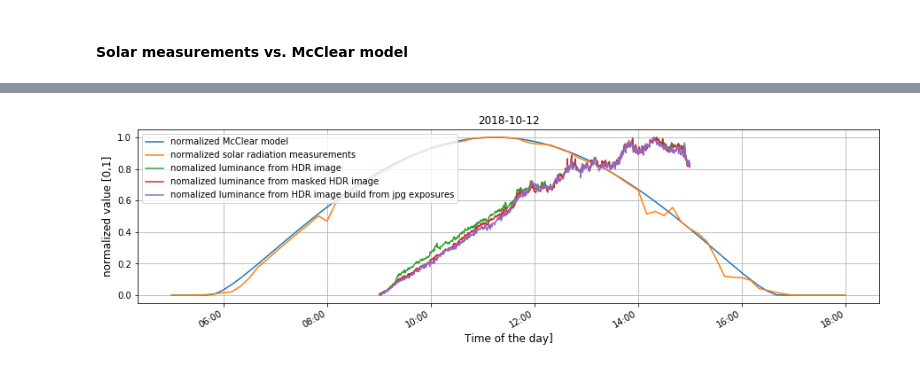
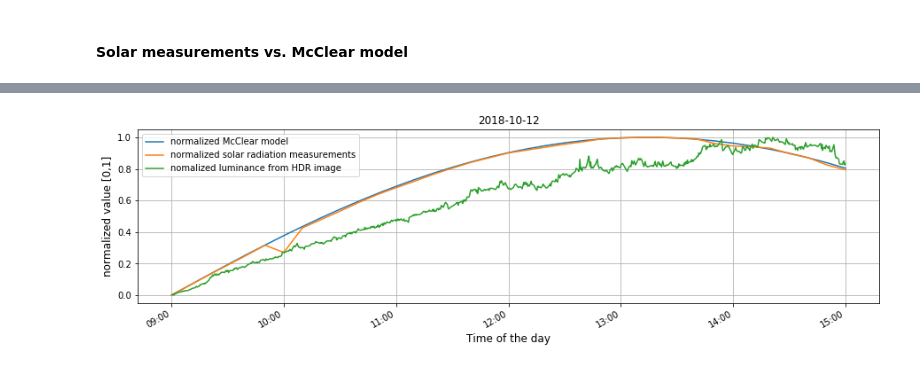
Before and after one commit to ahorv/python_scripts, a Jupyter notebook: irradiance/clear_sky.ipynb, the cells around one changed output, grey strips where cells are left out. Drawn from its saved outputs; the diff is of its cells as text; code cells hidden in the pictures.

```diff
--- a/irradiance/clear_sky.ipynb
+++ b/irradiance/clear_sky.ipynb
@@ -48,9 +38,9 @@ Source: http://www.soda-pro.com/web-services/radiation/cams-mcclear
 # %%
 soda_csv = r'irradiation_soda_2017_2018_1min.csv'
 
-df_soda = process_SODA(soda_csv)
-df = df_soda['Clear sky GHI']*60 # given in units of Wh/m²
-mc_rad = df.loc[start:end]       # set distinct observation day
+df = process_SODA(soda_csv)
+df_soda = df['Clear sky GHI']*60      # given in units of Wh/m²
+mc_rad = df_soda.loc[start:end]       # set distinct observation day
 
 mc_rad.head(n=2)
 # %% [output]
@@ -77,20 +67,19 @@ Name: lum_hdr, dtype: float64
 # %% [markdown]
 #### Solar measurements vs. McClear model
 # %%
-fig = plt.figure(1, figsize=(10,4))
+matplotlib.rcParams['timezone'] = 'Europe/Zurich'
+
+fig = plt.figure(1, figsize=(15,4))
 mc_rad.plot(label='McClear model')
 lu_rad.plot(label='Solar radiation measurements')
 
-#mc_rad.plot(dateaxis, mc_rad, 'm', label='McClear model')
-#lu_rad.plot(dateaxis, lu_rad, 'r', label='Solar radiation measurements')
-plt.xlabel('Time of the day]', fontsize=12)
+plt.xlabel('Time of the day', fontsize=12)
 plt.ylabel('Solar radiation [W/m²]', fontsize=12)
 plt.legend(loc='upper left')
 plt.grid(b=None, which='major', axis='both')
 plt.title(day)
 fig.autofmt_xdate()
 formatter = DateFormatter('%H:%M')
+#formatter.set_tzinfo(timezone('Europe/Zurich'))
 plt.gcf().axes[0].xaxis.set_major_formatter(formatter)
-
-# localized datetime not shown !
 # %% [output]
@@ -100,24 +89,35 @@ plt.gcf().axes[0].xaxis.set_major_formatter(formatter)
 # %%
+# Set appropriate timezone
+matplotlib.rcParams['timezone'] = 'Europe/Zurich'
+
+day = '2018-10-12'   # day of observation ('2018-10-12' : camera 2, sw-vers. 3)
+s_time = ' 09:00:00' # beginning of observation
+e_time = ' 15:00:00' # end of observation
+start = day + s_time
+end   = day + e_time
+
+lu_rad = df_lu.loc[start:end]    # weather station
+mc_rad = df_soda.loc[start:end]  # McClear model
+
+#print(lu_rad.head(n=5))
+#print(lum_hdr.head(n=5))
+
 lu_rad_n  = ((lu_rad-lu_rad.min())/(lu_rad.max()-lu_rad.min()))
 mc_rad_n  = ((mc_rad-mc_rad.min())/(mc_rad.max()-mc_rad.min()))
 lum_hdr_n = ((lum_hdr-lum_hdr.min())/(lum_hdr.max()-lum_hdr.min()))
-lum_hdr_m = ((lum_hdr_m-lum_hdr_m.min())/(lum_hdr_m.max()-lum_hdr_m.min()))
-lum_jpg_m = ((lum_jpg_m-lum_jpg_m.min())/(lum_jpg_m.max()-lum_jpg_m.min()))
 
 fig = plt.figure(1, figsize=(15,4))
 mc_rad_n.plot(label ='normalized McClear model')
 lu_rad_n.plot(label ='normalized solar radiation measurements')
 lum_hdr_n.plot(label='nomalized luminance from HDR image')
-lum_hdr_m.plot(label='nomalized luminance from masked HDR image')
-lum_jpg_m.plot(label='nomalized luminance from HDR image build from jpg exposures')
 
-plt.xlabel('Time of the day]', fontsize=12)
+plt.xlabel('Time of the day', fontsize=12)
 plt.ylabel('normalized value [0,1]', fontsize=12)
 plt.legend(loc='upper left')
 plt.grid(b=None, which='major', axis='both')
 plt.title(day)
 fig.autofmt_xdate()
 formatter = DateFormatter('%H:%M')
 plt.gcf().axes[0].xaxis.set_major_formatter(formatter)
 # %% [output]
-[figure, old version]
+[figure, new version]
```
Also changed, not shown: parts of 4 cells of this notebook.
